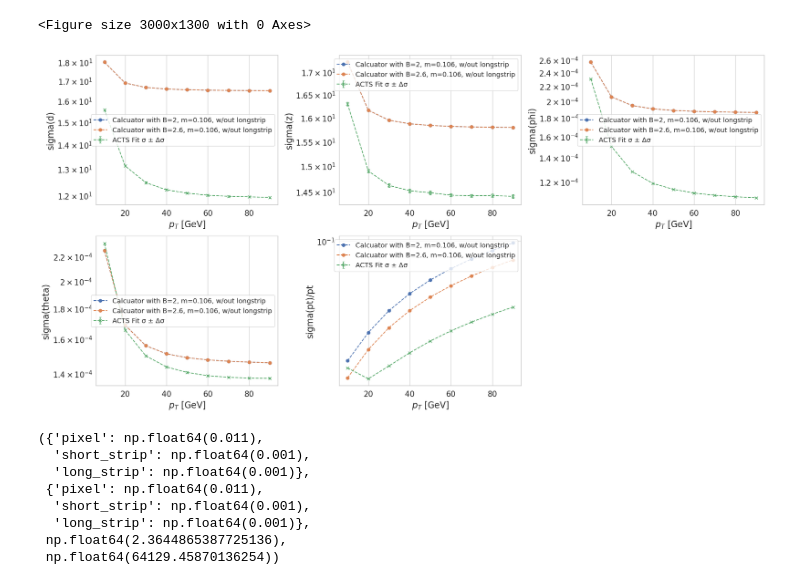
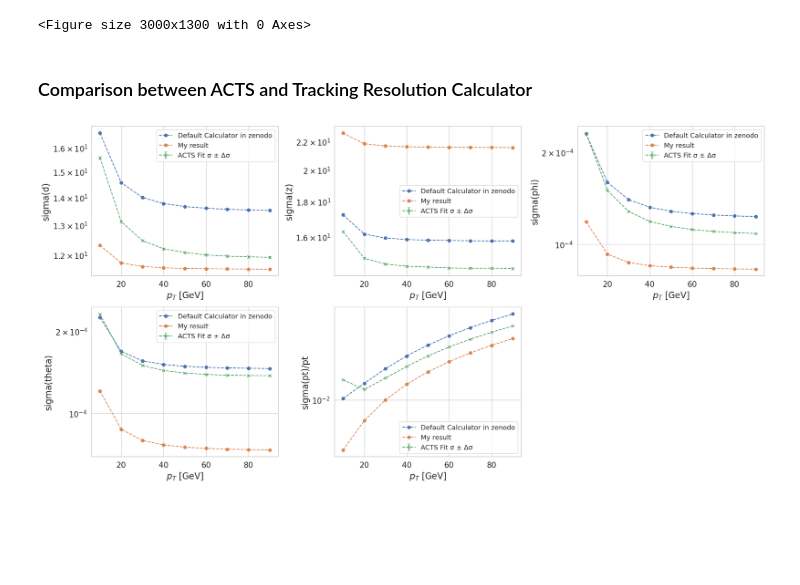
Before and after one commit to dlai211/iris-hep-log, a Jupyter notebook: code/track_parameter_vs_pT.ipynb, the cells around one changed output. Cells and saved outputs as stored; diff of their text form; code cells hidden in the pictures; blank space fills up the shorter version.

```diff
--- a/code/track_parameter_vs_pT.ipynb
+++ b/code/track_parameter_vs_pT.ipynb
@@ -141,14 +143,3 @@ plt.show()
 # %% [output]
 [figure]
 [figure]
-# %%
-path = '/data/jlai/iris-hep/OutputPT/'
-file = uproot.open(path + f'output_pt_10' + '/tracksummary_ckf.root')
-tree = file['tracksummary']
-arrays = tree.arrays(["t_d0", "eLOC0_fit", "res_eLOC0_fit",
-                "t_z0", "eLOC1_fit", "res_eLOC1_fit",
-                "t_phi", "ePHI_fit", "res_ePHI_fit",
-                "t_theta", "eTHETA_fit", "res_eTHETA_fit",
-                "t_p", "t_pT", "eQOP_fit", "res_eQOP_fit",
-                "t_charge"], library='ak')
-arrays["t_d0"]
@@ -219,6 +210,8 @@ Saving ACTS track resol with pT = 90 GeV
 <Figure size 3000x1300 with 0 Axes>
 <Figure size 3000x1300 with 0 Axes>
 <Figure size 3000x1300 with 0 Axes>
+# %% [markdown]
+### Comparison between ACTS and Tracking Resolution Calculator
 # %%
 # < -- Tracking Error Calculator -- >
 def cal(inputfile='ODD.txt'):
@@ -229,57 +222,35 @@ def cal(inputfile='ODD.txt'):
         p, eta = pT_value, 0
         B, m = 2.0, 0.105658
         mydetector = inputfromfile(inputfile, 0)
         calc_result = mydetector.errorcalculation(p, B, eta, m)
 
         for var_label in var_labels:
             y_calc[var_label].append(calc_result[var_label])
     return y_calc
 
-def cal2(inputfile='ODD.txt'):
-    y_calc = {label: [] for label in var_labels}
-
-    for pT_value in pT_values:
-        pT_value = int(pT_value)
-        p, eta = pT_value, 0
-        B, m = 2.6, 0.105658
-        mydetector = inputfromfile(inputfile, 0)
-        calc_result = mydetector.errorcalculation(p, B, eta, m)
-
-        for var_label in var_labels:
-            y_calc[var_label].append(calc_result[var_label])
-    return y_calc
-
 path = '/data/jlai/iris-hep-log/TrackingResolution-3.0/TrackingResolution-3.0/'
-y_calc = cal(path+'ODD.txt')
-# y_calc2 = cal(path+'myODD2.txt')
-y_calc3 = cal2(path+'ODD.txt')
-y_calc4 = cal(path+'ODD_test.txt')
-y_calc5 = cal2(path+'ODD_test.txt')
-
+y_calc_default = cal(path+'ODD.txt')
+y_calc_result = cal(path+'ODD_test2.txt')
 
 # < -- plot the var vs. pT -- >
 plt.figure(figsize=(20, 10))
 for var_label in var_labels:
     idx = var_labels.index(var_label)
     plt.subplot(231 + idx)
 
-    # plt.plot(pT_values, y_calc[var_label], 'o--', label=f"Default Calculator in zenodo")
-    # plt.plot(pT_values, y_calc[var_label], 'o--', label=f"Calcuator with B=2, m=0.106, w/ longstrip")
-    plt.plot(pT_values, y_calc4[var_label], 'o--', label=f"Calcuator with B=2, m=0.106, w/out longstrip")
-    # plt.plot(pT_values, y_calc2[var_label], 'o--', label=f"Old width Calculator2")
-    # plt.plot(pT_values, np.array(y_calc3[var_label]), 'o--', label=f"Calculator with B=2.6, m=0.106, w/ longstrip")
-    plt.plot(pT_values, y_calc5[var_label], 'o--', label=f"Calcuator with B=2.6, m=0.106, w/out longstrip")
+    plt.plot(pT_values, y_calc_default[var_label], 'o--', label=f"Default Calculator in zenodo")
+    plt.plot(pT_values, y_calc_result[var_label], 'o--', label=f"My result")
 
     # plt.plot(pT_values, y_acts[var_label], 'x--', label=f"ACTS (fit σ)")
     plt.errorbar(pT_values, y_acts[var_label], yerr=y_acts_err[var_label], fmt='x--', capsize=2, label="ACTS Fit σ ± Δσ")
     plt.xlabel(r"$p_T$ [GeV]")
     plt.ylabel(var_label)
     # plt.title(f"{var_label} @ $p_T$ = {p} GeV, η = {eta}")
     plt.yscale('log')
     plt.legend()
     plt.grid(True)
 
 plt.tight_layout()
 plt.show()
 # %% [output]
-[figure, old version]
+[figure, new version]
@@ -374,11 +256,0 @@ for pixel_width_value in tqdm(pixel_range):
-# %%
-best_width1, best_width2, best_diff, best_chi2
-# %% [output]
-({'pixel': np.float64(0.011),
-  'short_strip': np.float64(0.001),
-  'long_strip': np.float64(0.001)},
- {'pixel': np.float64(0.011),
-  'short_strip': np.float64(0.001),
-  'long_strip': np.float64(0.001)},
- np.float64(2.3644865387725136),
- np.float64(64129.45870136254))
```
Also changed, not shown: parts of 6 cells of this notebook, 3 other files.
